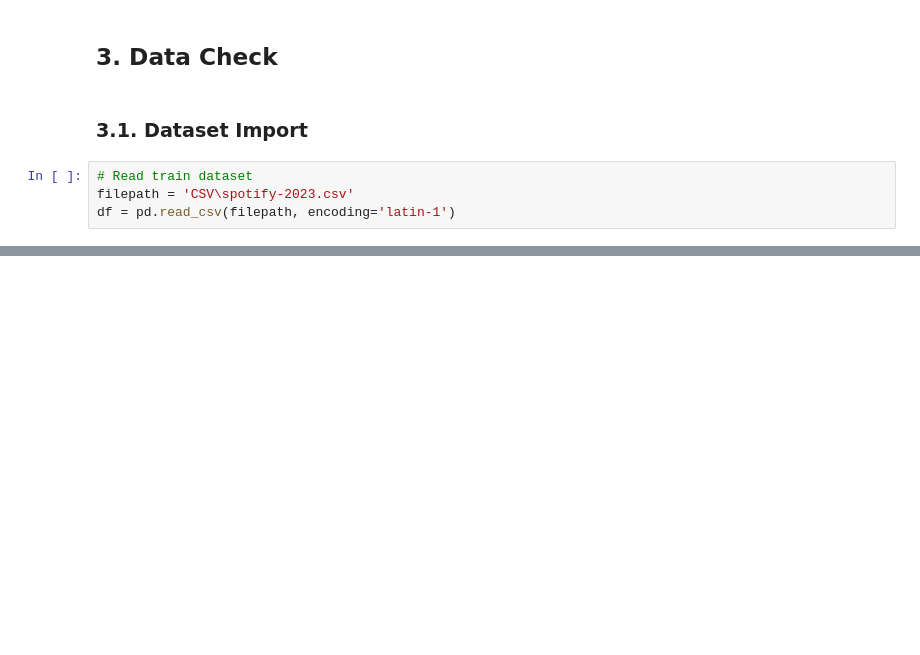
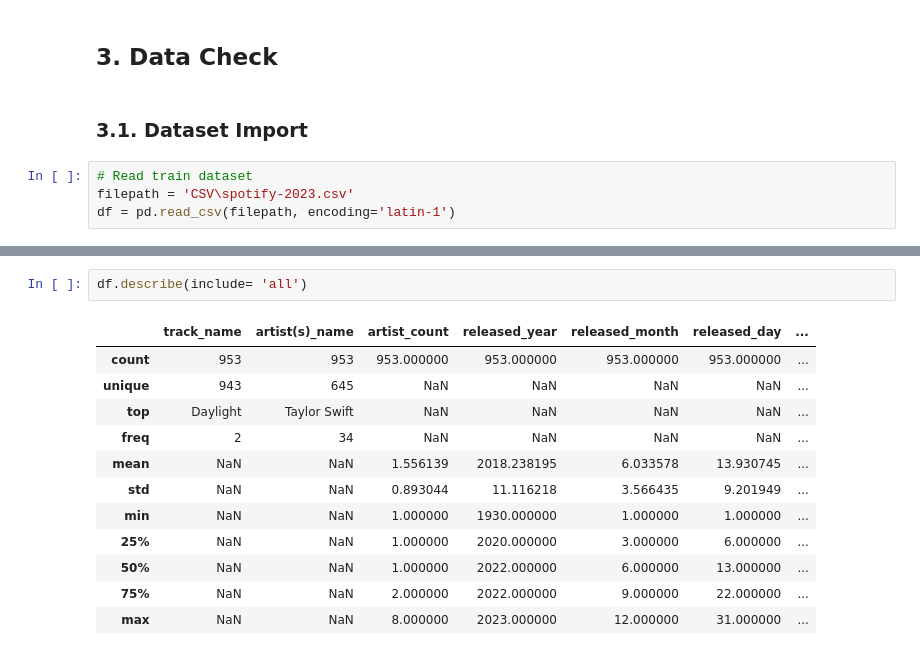
Before and after one commit to CrisMagdziak/Spotify-Songs-2023, a Jupyter notebook: Spoty.ipynb, the cells around one changed output, grey strips where cells are left out. Saved outputs shown, nothing was run; the diff lists cells and outputs as text; blank space fills up the shorter version.

```diff
--- a/Spoty.ipynb
+++ b/Spoty.ipynb
@@ -59,0 +94,15 @@ df.head(10)
+# %%
+df.describe(include= 'all')
+# %% [output]
+|  | track_name | artist(s)_name | artist_count | released_year | released_month | released_day | ... |
+| count | 953 | 953 | 953.000000 | 953.000000 | 953.000000 | 953.000000 | ... |
+| unique | 943 | 645 | NaN | NaN | NaN | NaN | ... |
+| top | Daylight | Taylor Swift | NaN | NaN | NaN | NaN | ... |
+| freq | 2 | 34 | NaN | NaN | NaN | NaN | ... |
+| mean | NaN | NaN | 1.556139 | 2018.238195 | 6.033578 | 13.930745 | ... |
+| std | NaN | NaN | 0.893044 | 11.116218 | 3.566435 | 9.201949 | ... |
+| min | NaN | NaN | 1.000000 | 1930.000000 | 1.000000 | 1.000000 | ... |
+| 25% | NaN | NaN | 1.000000 | 2020.000000 | 3.000000 | 6.000000 | ... |
+| 50% | NaN | NaN | 1.000000 | 2022.000000 | 6.000000 | 13.000000 | ... |
+| 75% | NaN | NaN | 2.000000 | 2022.000000 | 9.000000 | 22.000000 | ... |
+| max | NaN | NaN | 8.000000 | 2023.000000 | 12.000000 | 31.000000 | ... |
```
Also changed, not shown: parts of 2 cells of this notebook.
